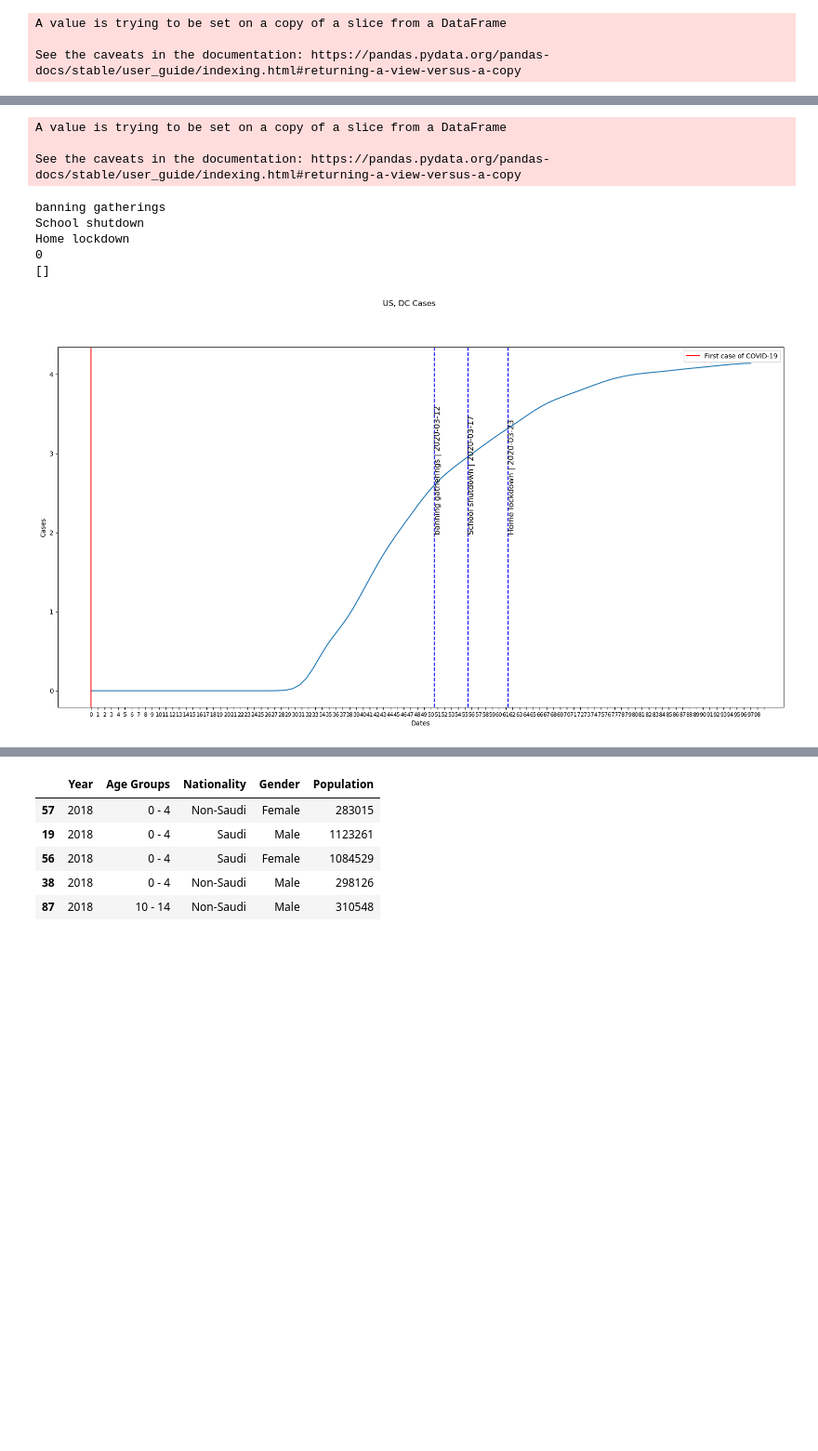
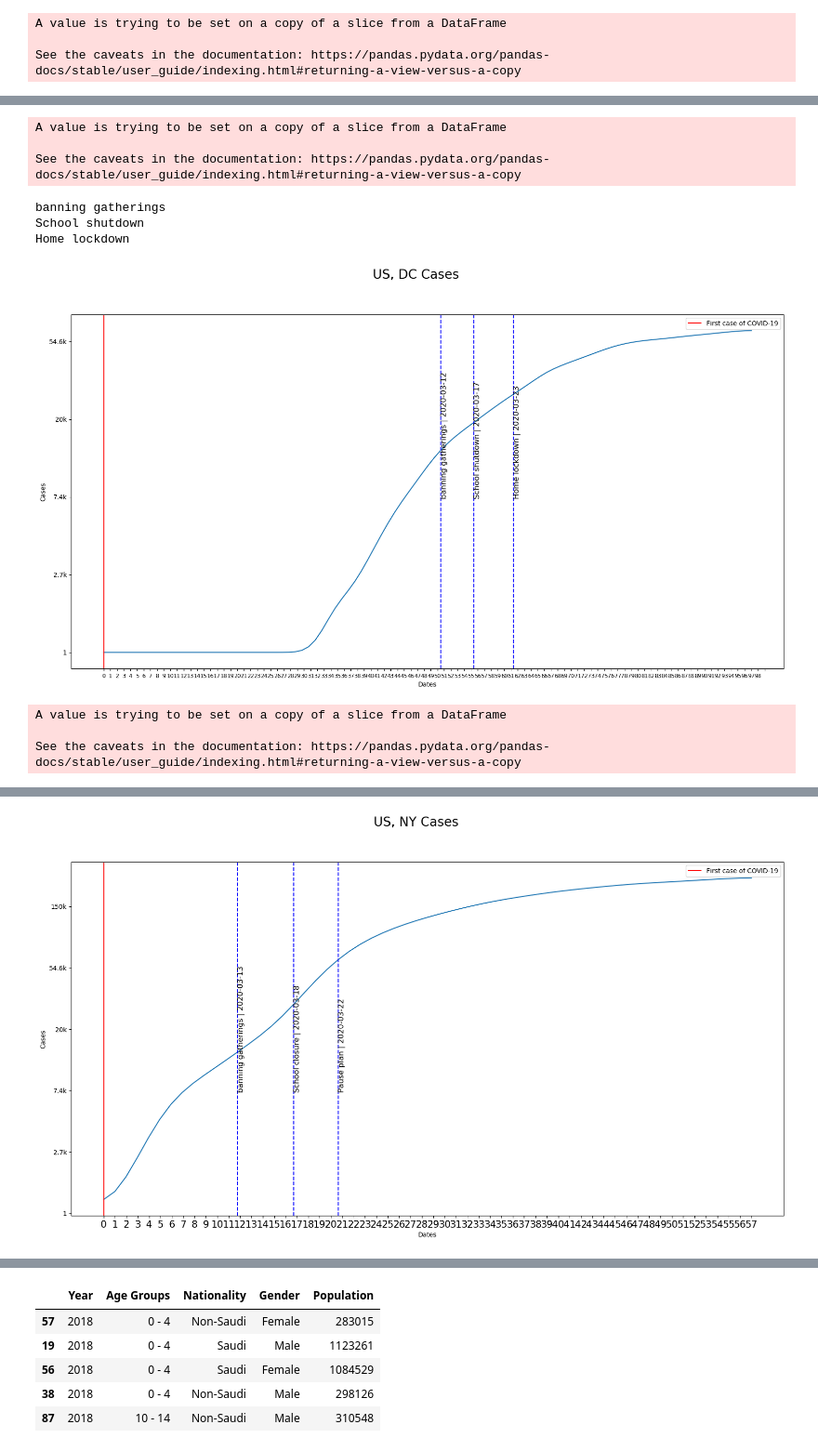
Before and after one commit to athlatif/COVID-19_Paper, a Jupyter notebook: COVID-19 paper.ipynb, the cells around one changed output, grey strips where cells are left out. Shown at 93% size. Saved outputs shown, nothing was run; the diff lists cells and outputs as text; code cells hidden in the pictures; blank space fills up the shorter version.

```diff
--- a/COVID-19 paper.ipynb
+++ b/COVID-19 paper.ipynb
@@ -468,8 +474,9 @@ plt.figure(figsize=(20, 10))
 # plt.plot(x_new, A_new, label='A')
 ysmoothed = gaussian_filter1d(np.log10(df_usa['cases']), sigma=2)
 plt.plot(days, ysmoothed)
+plt.yticks([0,1,2,3,4], ['1','2.7k','7.4k','20k','54.6k'])
 # plt.xticks(x, dates, size='small')
-plt.suptitle('US, DC Cases')
+plt.suptitle('US, DC Cases', size=20)
 plt.xlabel("Dates")
 plt.ylabel("Cases")
 plt.axvline('0',color='r',label="First case of COVID-19")
@@ -501,35 +508,100 @@ for w in ActionsDates:
     z = 1 + z
 
 
 
 
 #events['Actions'] = lis1
 evDays = events['Days']
 evActions = list(events['Actions'])
 evdates = events['Dates']
-print(len(lis1))
 
-print((list(lis1)))
 
 x =  np.linspace(0, 100, num=100)
 plt.xticks(x, days, size='small')
+plt.yticks([0,1,2,3,4], ['1','2.7k','7.4k','20k','54.6k'])
 
 j=0
 for x in evDays:
     if (evActions[j] != ''):
         plt.axvline(x,color='b',linestyle='dashed')
         plt.text(x,2,evActions[j] + " | " + str(evdates[j]),rotation=90,fontsize=12)
     j = j + 1
 
 plt.legend()
 plt.show()
+
+
+from scipy.interpolate import splrep, splev
+from scipy.ndimage.filters import gaussian_filter1d
+
+
+
+plt.figure(figsize=(20, 10))
+
+ysmoothed = gaussian_filter1d(np.log10(df_usan['cases']), sigma=2)
+plt.plot(daysn, ysmoothed)
+plt.suptitle('US, NY Cases', size=20)
+plt.xlabel("Dates")
+plt.ylabel("Cases")
+plt.axvline('0',color='r',label="First case of COVID-19")
+plt.yticks([0,1,2,3,4,5], ['1','2.7k','7.4k','20k','54.6k','150k'])
+
+column_names = ["cases", "Days", "Dates", 'Actions']
+
+eventsn = pd.DataFrame(columns = column_names)
+eventsn['Cases'] = df_usan['cases']
+eventsn['Days'] = df_usan['Days']
+eventsn['Dates'] = df_usan['date']
+eventsn['Actions'] = ''
+evActionsn = list(events['Actions'])
+z = 0
+
+
+for w in range(0,7):
+    events.Cases.iloc[w] = 1
+
+ActionsDatesn = ['2020-03-13','2020-03-18','2020-03-22']
+ActionsValuesn = ['banning gatherings','School closure','Pause plan']
+
+lis1 = []
+
+for w in ActionsDatesn:
+    for x in range(0,len(list(eventsn['Dates']))):
+        if(eventsn.Dates.iloc[x] == w):
+            eventsn.Actions.iloc[x] = ActionsValuesn[z]
+
+    print(ActionsValuesn[z])
+    z = 1 + z
+
+
+
+
+#events['Actions'] = lis1
+evDaysn = eventsn['Days']
+evActionsn = list(eventsn['Actions'])
+evdatesn = eventsn['Dates']
+
+
+x =  np.linspace(0, 58, num=58)
+plt.xticks(x, daysn, size=15)
+
+j=0
+for x in evDaysn:
+    if (evActionsn[j] != ''):
+        plt.axvline(x,color='b',linestyle='dashed')
+        plt.text(x,2,evActionsn[j] + " | " + str(evdatesn[j]),rotation=90,fontsize=12)
+    j = j + 1
+
+plt.legend()
+plt.show()
 # %% [output]
 A value is trying to be set on a copy of a slice from a DataFrame
 
 See the caveats in the documentation: https://pandas.pydata.org/pandas-docs/stable/user_guide/indexing.html#returning-a-view-versus-a-copy
 banning gatherings
 School shutdown
 Home lockdown
-0
-[]
-[figure, old version]
+[figure, new version]
+A value is trying to be set on a copy of a slice from a DataFrame
+
+See the caveats in the documentation: https://pandas.pydata.org/pandas-docs/stable/user_guide/indexing.html#returning-a-view-versus-a-copy
@@ -536,3 +611,4 @@ Home lockdown
+[figure, added]
 # %%
 plt.figure(figsize=(20, 10))
 # plt.plot(days, walking, label="walking");
```
Also changed, not shown: parts of 15 cells of this notebook, 1 other file.
